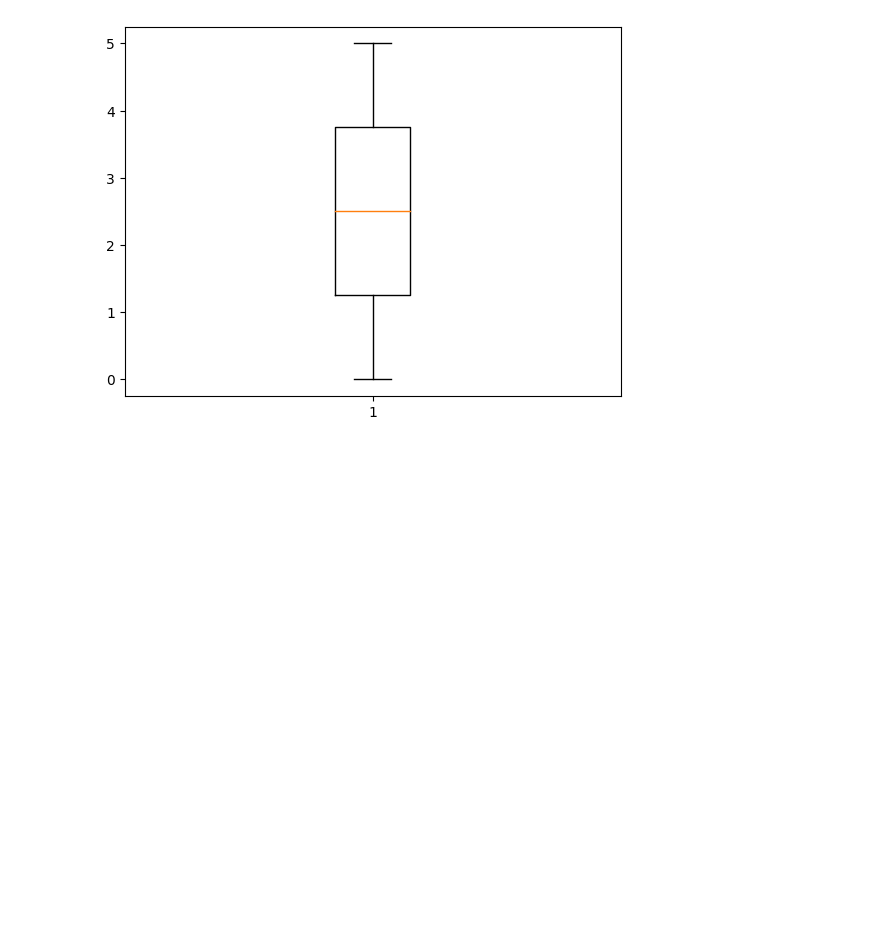
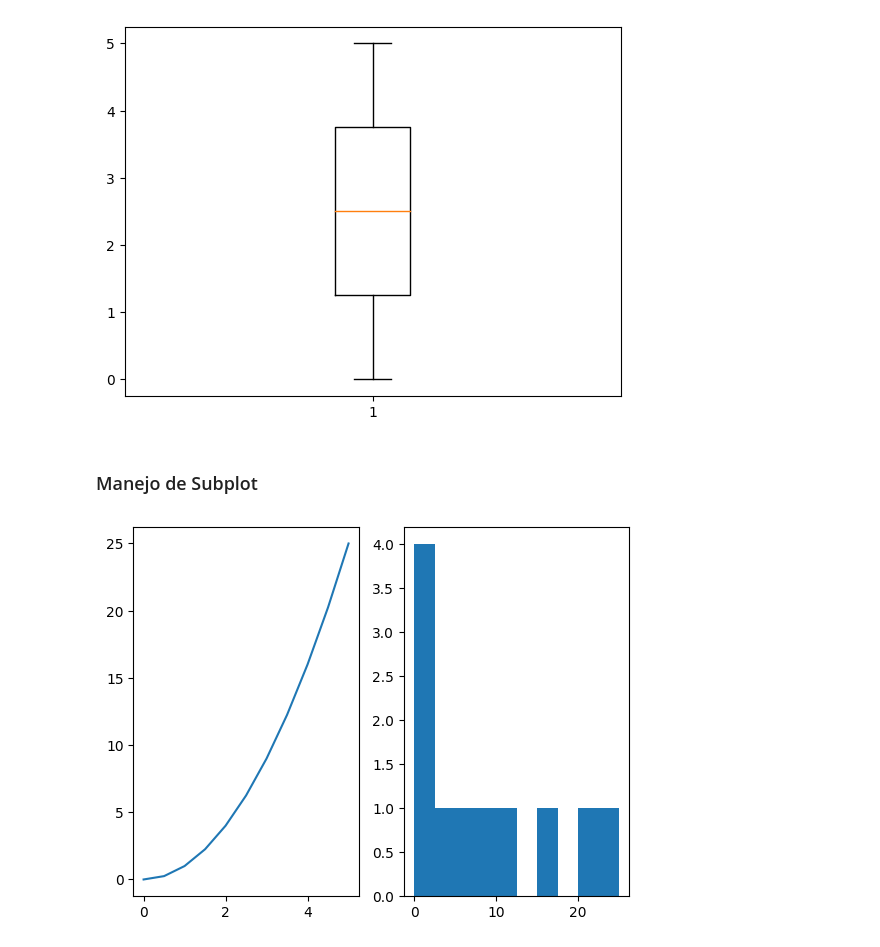
Before and after one commit to M-Alejo/matplot_seaborn, a Jupyter notebook: visualizacion.ipynb, the cells around one changed output. Cells and saved outputs as stored; diff of their text form; code cells hidden in the pictures; blank space fills up the shorter version.

Commit message:
se agrega manejo basico de subplot

```diff
--- a/visualizacion.ipynb
+++ b/visualizacion.ipynb
@@ -64,3 +64,16 @@ plt.boxplot(x)
 plt.show()
 # %% [output]
 [figure]
+# %% [markdown]
+### Manejo de Subplot
+# %%
+# crear subplot parametros (nfilas, ncolumnas, indice actual)
+plt.subplot(1, 2, 1) # una fila dos columnas cajita uno
+plt.plot(x,y)
+
+plt.subplot(1, 2, 2) # una fila dos columnas cajita dos
+plt.hist(y)
+
+plt.show()
+# %% [output]
+[figure, added]
```
Also changed, not shown: parts of 2 cells of this notebook.
